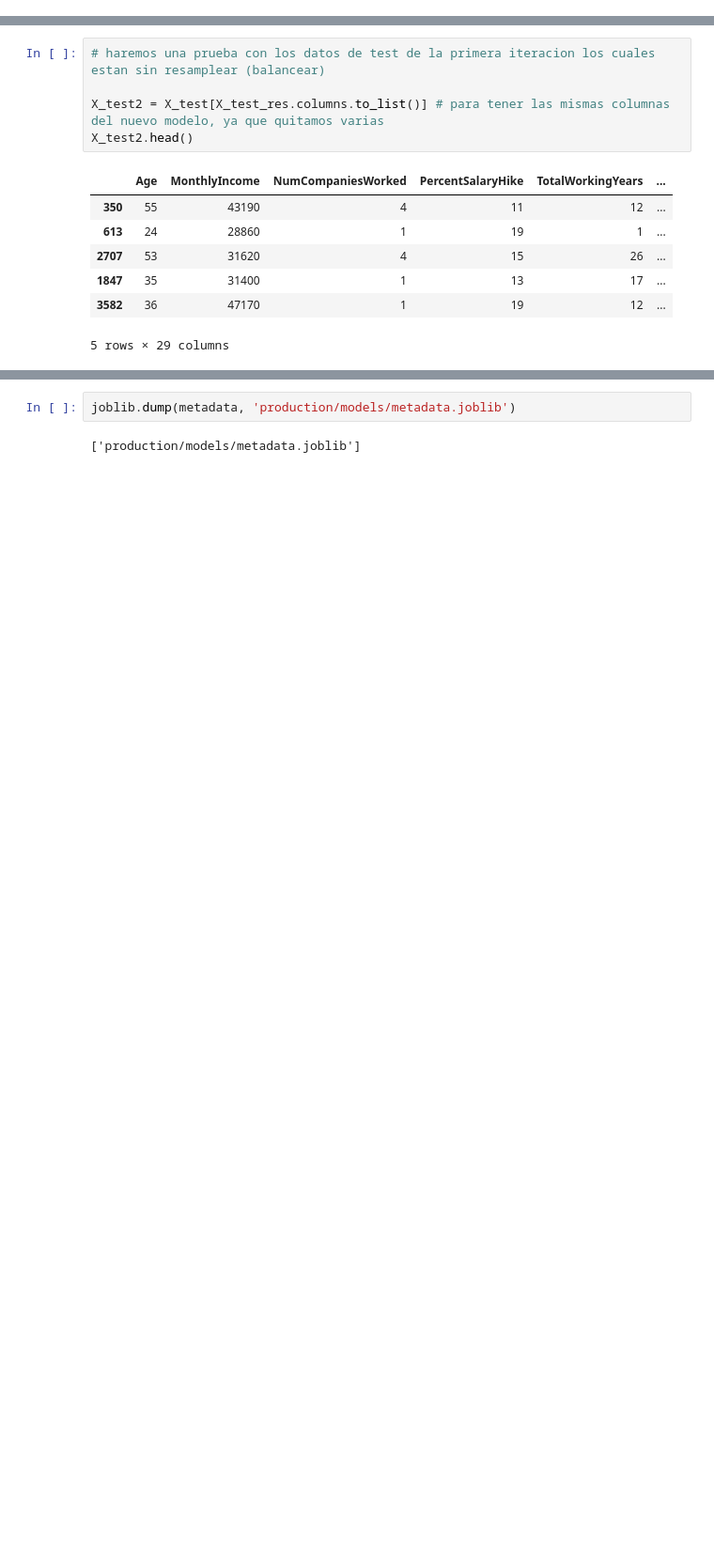
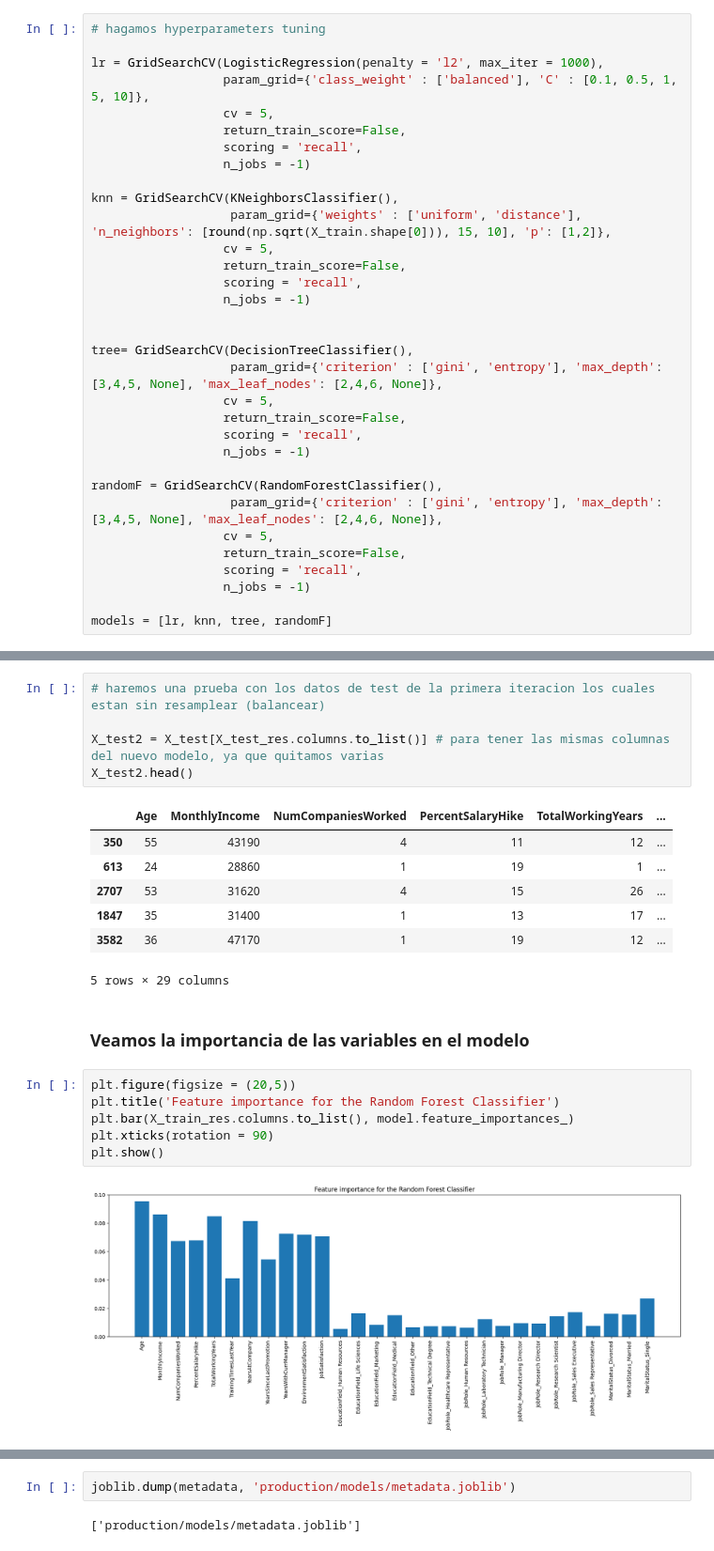
Before and after one commit to jolual2747/hr-attrition-prediction, a Jupyter notebook: HR_attrition_prediction.ipynb, the cells around one changed output, grey strips where cells are left out. Shown at 94% size. Saved outputs shown, nothing was run; the diff lists cells and outputs as text; blank space fills up the shorter version.

```diff
--- a/HR_attrition_prediction.ipynb
+++ b/HR_attrition_prediction.ipynb
@@ -432,6 +438,39 @@ Después de samplear, X queda de: (7398, 29)
 # particionamos nuevamente en entrenamiento y prueba
 
 X_train_res, X_test_res, y_train_res, y_test_res = train_test_split(X_res, y_res, test_size=0.2, random_state=1234)
+# %%
+# hagamos hyperparameters tuning
+
+lr = GridSearchCV(LogisticRegression(penalty = 'l2', max_iter = 1000),
+                  param_grid={'class_weight' : ['balanced'], 'C' : [0.1, 0.5, 1, 5, 10]},
+                  cv = 5,
+                  return_train_score=False,
+                  scoring = 'recall',
+                  n_jobs = -1)
+
+knn = GridSearchCV(KNeighborsClassifier(),
+                   param_grid={'weights' : ['uniform', 'distance'], 'n_neighbors': [round(np.sqrt(X_train.shape[0])), 15, 10], 'p': [1,2]},
+                  cv = 5,
+                  return_train_score=False,
+                  scoring = 'recall',
+                  n_jobs = -1)
+
+
+tree= GridSearchCV(DecisionTreeClassifier(),
+                   param_grid={'criterion' : ['gini', 'entropy'], 'max_depth': [3,4,5, None], 'max_leaf_nodes': [2,4,6, None]},
+                  cv = 5,
+                  return_train_score=False,
+                  scoring = 'recall',
+                  n_jobs = -1)
+
+randomF = GridSearchCV(RandomForestClassifier(),
+                   param_grid={'criterion' : ['gini', 'entropy'], 'max_depth': [3,4,5, None], 'max_leaf_nodes': [2,4,6, None]},
+                  cv = 5,
+                  return_train_score=False,
+                  scoring = 'recall',
+                  n_jobs = -1)
+
+models = [lr, knn, tree, randomF]
 # %%
 # entrenemos con los datos resampleados y los GridSearch anteriormente instanciados
 
@@ -488,3 +527,13 @@ X_test2.head()
 | 1847 | 35 | 31400 | 1 | 13 | 17 | ... |
 | 3582 | 36 | 47170 | 1 | 19 | 12 | ... |
 5 rows × 29 columns
+# %% [markdown]
+### Veamos la importancia de las variables en el modelo
+# %%
+plt.figure(figsize = (20,5))
+plt.title('Feature importance for the Random Forest Classifier')
+plt.bar(X_train_res.columns.to_list(), model.feature_importances_)
+plt.xticks(rotation = 90)
+plt.show()
+# %% [output]
+[figure, added]
```
Also changed, not shown: parts of 25 cells of this notebook, 2 other files.
